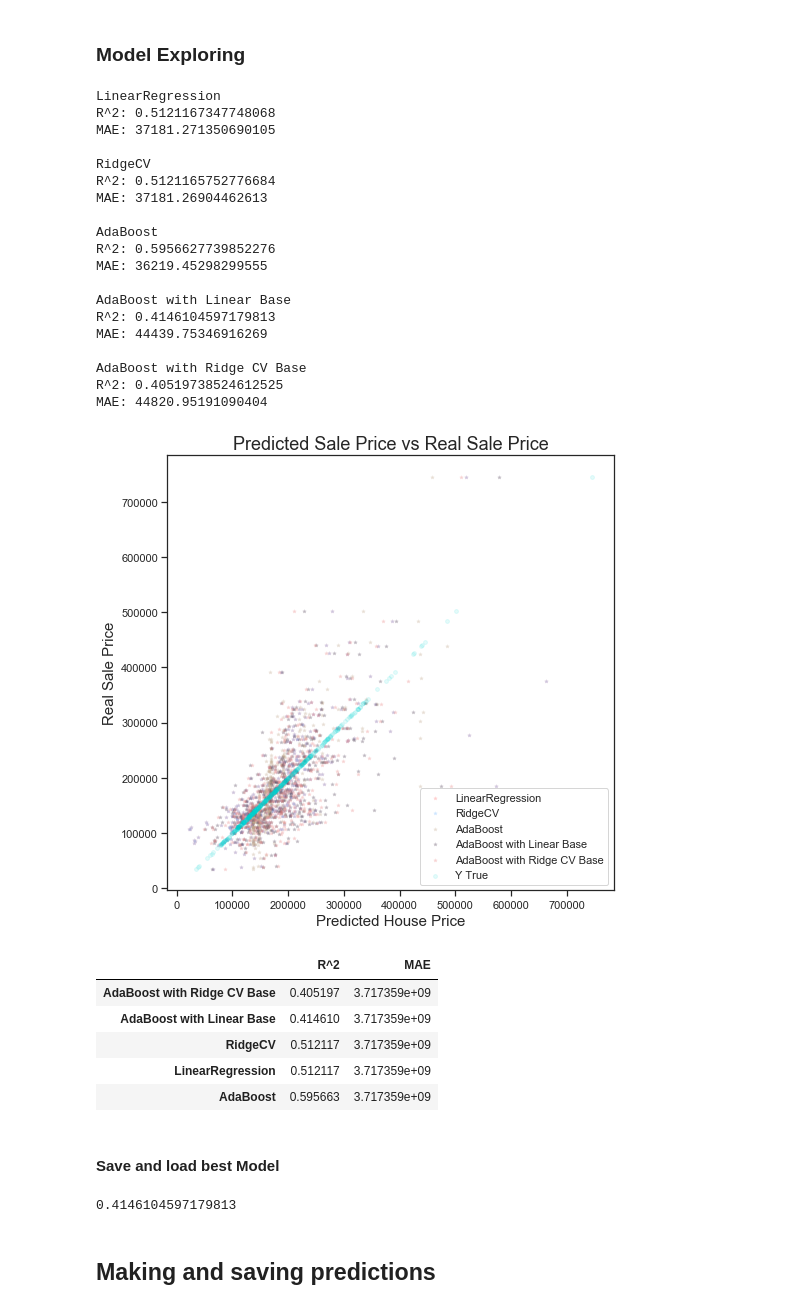
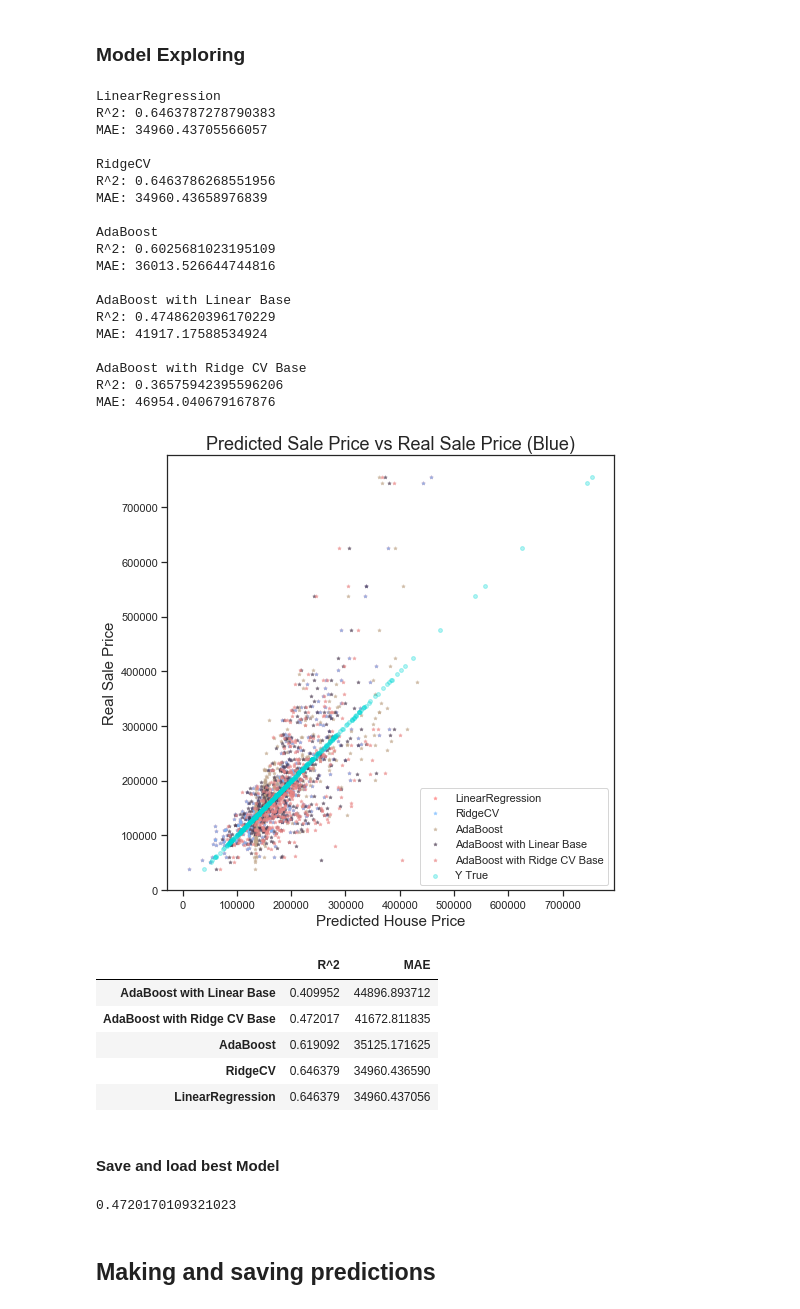
Before and after one commit to MrFlygerian/Predicting-House-Price, a Jupyter notebook: Kaggle comp Notebook.ipynb, the cells around one changed output. Cells and saved outputs as stored; diff of their text form; code cells hidden in the pictures.

```diff
--- a/Kaggle comp Notebook.ipynb
+++ b/Kaggle comp Notebook.ipynb
@@ -190,57 +190,57 @@ for i, model in enumerate(models):
     mae = mean_absolute_error(y_test, preds)
 
     print('R^2:',r2)
     print('MAE:',mae, '\n')
 
-    scores = {model:[r2, mse]}
+    scores = {model:[r2, mae]}
     model_scores.append(scores)
 
     ax1.scatter(preds,y_test, s=10, c=CUSTOM_COLOURS[i],
-                marker="*", label=model, alpha=0.2)
+                marker="*", label=model, alpha=0.5)
 
 
 
 ax1.scatter(y_test, y_test, s = 15, c = CUSTOM_COLOURS[8],
-            label = 'Y True', alpha = 0.1)
+            label = 'Y True', alpha = 0.3)
 
-plt.title('Predicted Sale Price vs Real Sale Price', fontsize=18)
+plt.title('Predicted Sale Price vs Real Sale Price (Blue)', fontsize=18)
 plt.xlabel('Predicted House Price', fontsize=15)
 plt.ylabel('Real Sale Price', fontsize=15)
 plt.legend(loc='lower right')
 plt.show()
 
 
 model_scores_df = scores_list_to_df(model_scores)
 # %% [output]
 LinearRegression
-R^2: 0.5121167347748068
-MAE: 37181.271350690105
+R^2: 0.6463787278790383
+MAE: 34960.43705566057
 
 RidgeCV
-R^2: 0.5121165752776684
-MAE: 37181.26904462613
+R^2: 0.6463786268551956
+MAE: 34960.43658976839
 
 AdaBoost
-R^2: 0.5956627739852276
-MAE: 36219.45298299555
+R^2: 0.6025681023195109
+MAE: 36013.526644744816
 
 AdaBoost with Linear Base
-R^2: 0.4146104597179813
-MAE: 44439.75346916269
+R^2: 0.4748620396170229
+MAE: 41917.17588534924
 
 AdaBoost with Ridge CV Base
-R^2: 0.40519738524612525
-MAE: 44820.95191090404
+R^2: 0.36575942395596206
+MAE: 46954.040679167876
-[figure, old version]
+[figure, new version]
 # %%
 model_scores_df
 # %% [output]
 |  | R^2 | MAE |
-| AdaBoost with Ridge CV Base | 0.405197 | 3.717359e+09 |
-| AdaBoost with Linear Base | 0.414610 | 3.717359e+09 |
-| RidgeCV | 0.512117 | 3.717359e+09 |
-| LinearRegression | 0.512117 | 3.717359e+09 |
-| AdaBoost | 0.595663 | 3.717359e+09 |
+| AdaBoost with Linear Base | 0.409952 | 44896.893712 |
+| AdaBoost with Ridge CV Base | 0.472017 | 41672.811835 |
+| AdaBoost | 0.619092 | 35125.171625 |
+| RidgeCV | 0.646379 | 34960.436590 |
+| LinearRegression | 0.646379 | 34960.437056 |
 # %% [markdown]
 #### Save and load best Model
 # %%
@@ -254,7 +254,7 @@ loaded_model = pickle.load(open(filename, 'rb'))
 result = loaded_model.score(X_test_pp, y_test)
 print(result)
 # %% [output]
-0.4146104597179813
+0.4720170109321023
 # %% [markdown]
 ## Making and saving predictions
 # %%
```
Also changed, not shown: parts of 8 cells of this notebook, 3 other files.
